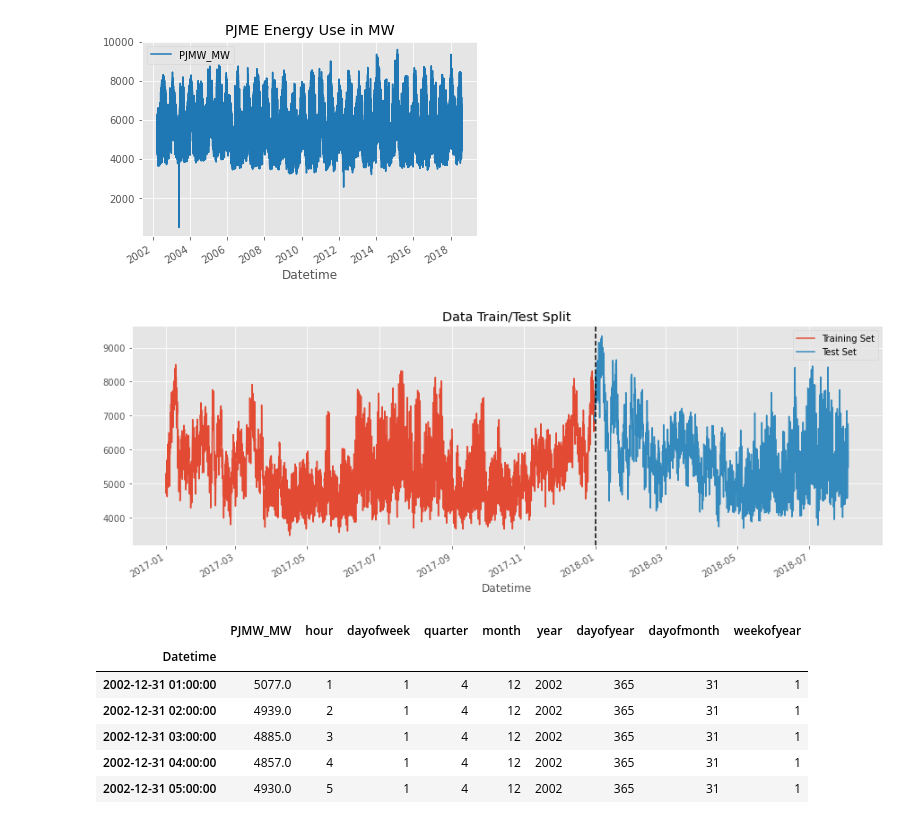
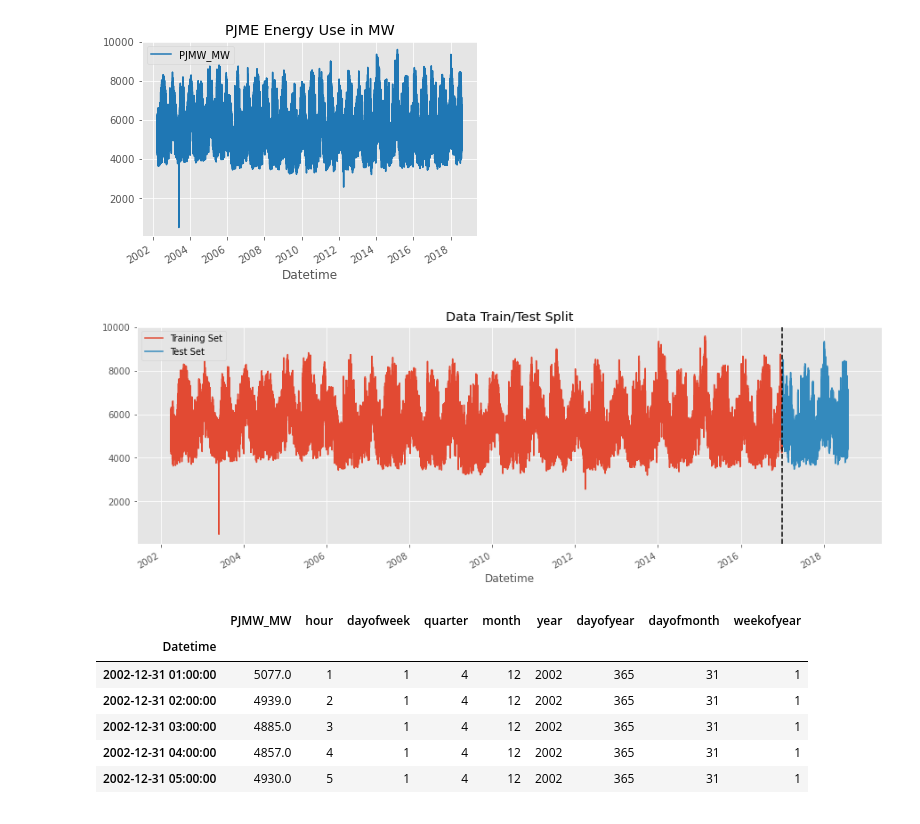
Before and after one commit to teja-19/Hourly, a Jupyter notebook: Energy_consumption.ipynb, the cells around one changed output. Saved outputs shown, nothing was run; the diff lists cells and outputs as text; code cells hidden in the pictures.

```diff
--- a/Energy_consumption.ipynb
+++ b/Energy_consumption.ipynb
@@ -691,17 +691,17 @@ plt.show()
 # %% [output]
 [figure]
 # %%
-train = dat1.loc[(dat1.index >= '01-01-2017') & (dat1.index<='31-12-2017')]
-test = dat1.loc[dat1.index >= '31-12-2017']
+train = dat1.loc[(dat1.index < '01-01-2017')]
+test = dat1.loc[dat1.index > '01-01-2017']
 
 fig, ax = plt.subplots(figsize=(15, 5))
 train.plot(ax=ax, label='Training Set', title='Data Train/Test Split')
 test.plot(ax=ax, label='Test Set')
-ax.axvline('01-01-2018', color='black', ls='--')
+ax.axvline('01-01-2017', color='black', ls='--')
 ax.legend(['Training Set', 'Test Set'])
 plt.show()
 # %% [output]
-[figure, old version]
+[figure, new version]
 # %%
 def create_features(dat1):
     """
```
Also changed, not shown: parts of 25 cells of this notebook.
